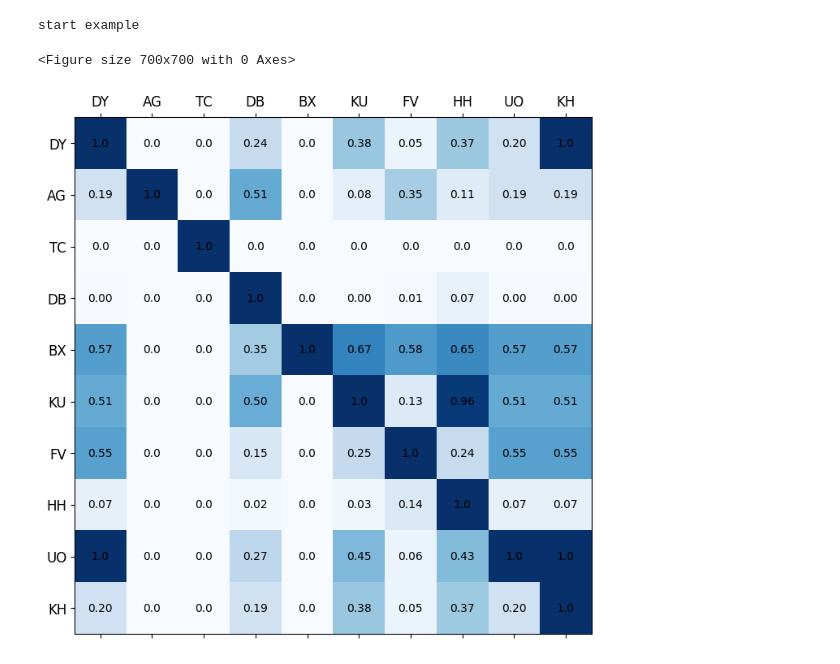
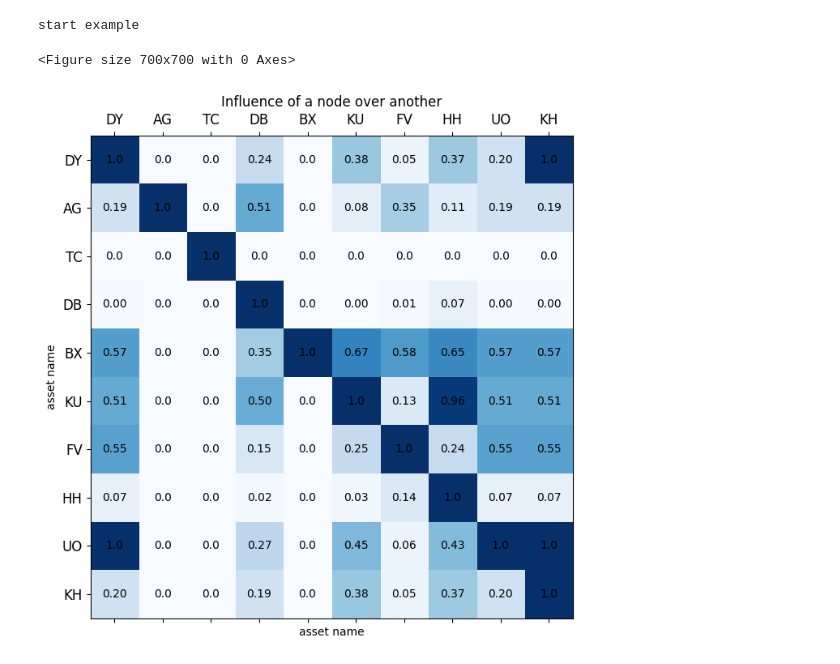
Before and after one commit to schittler-github/assets-graph, a Jupyter notebook: datagen/main.ipynb, the cells around one changed output. Cells and saved outputs as stored; diff of their text form; code cells hidden in the pictures.

```diff
--- a/datagen/main.ipynb
+++ b/datagen/main.ipynb
@@ -164,34 +167,38 @@ start example
 # %%
 from matplotlib.ticker import MultipleLocator
 
 plt.figure(1)
 
 plt.rcParams["figure.figsize"] = [7, 7]
 plt.rcParams["figure.autolayout"] = True
 
 fig, ax = plt.subplots()
 min_val, max_val = len(myGraph.assetlist), len(myGraph.assetlist)
 matrix = exp2_result_matrix
 
 x = myGraph.assetlist
 y = myGraph.assetlist
 plt.xticks(range(len(x)), x, fontsize=12)
 plt.yticks(range(len(y)), y, fontsize=12)
 
 ax.matshow(matrix, cmap='Blues')
 ax.yaxis.set_major_locator(MultipleLocator(1))
 ax.xaxis.set_major_locator(MultipleLocator(1))
 
+plt.xlabel("asset name")
+plt.ylabel("asset name")
+plt.title("Influence of a node over another")
+
 
 for i in range(max_val):
    for j in range(max_val):
       c = matrix[j, i]
       ax.text(i, j, str(c)[0:4], va='center', ha='center')
 
 plt.show()
 # %% [output]
 <Figure size 700x700 with 0 Axes>
-[figure, old version]
+[figure, new version]
 # %%
 # The connection should be closed on shut down to close open connections with connection.close()
 #dealocate memory for the large objects and server
```
Also changed, not shown: parts of 1 cell of this notebook.
